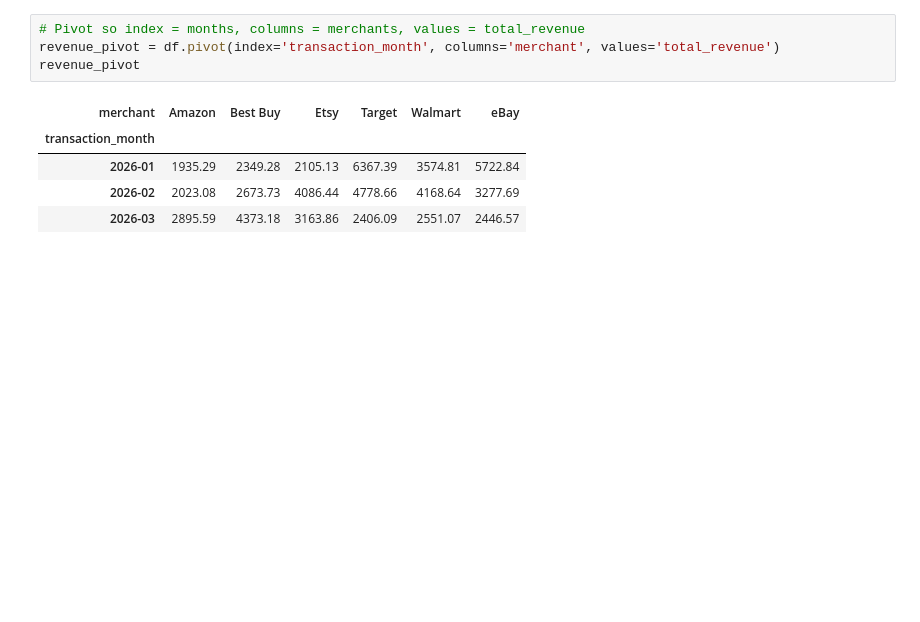
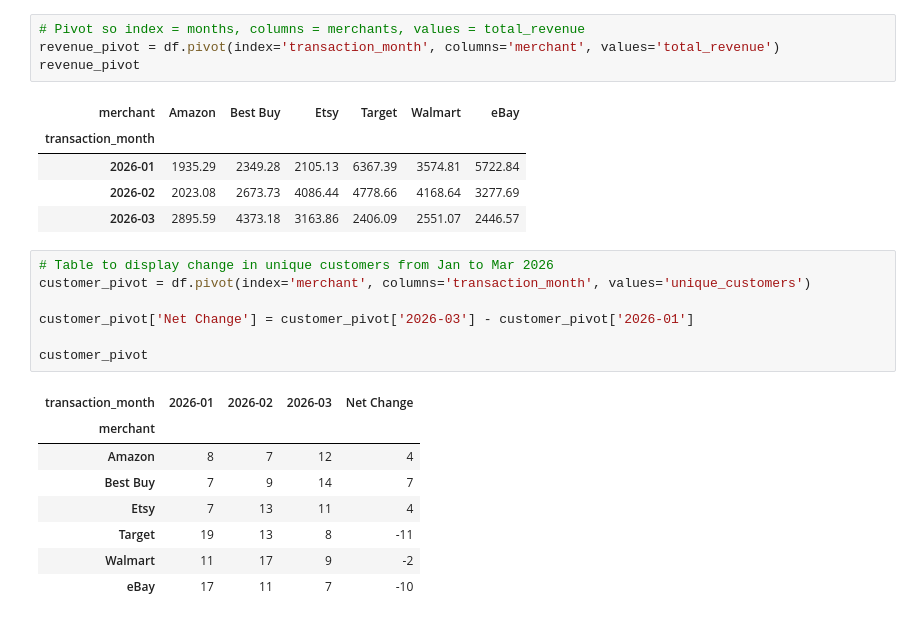
Before and after one commit to etannor21/EComm-Mock-Data-Project, a Jupyter notebook: MockDataJournal.ipynb, the cells around one changed output. Cells and saved outputs as stored; diff of their text form; blank space fills up the shorter version.

```diff
--- a/MockDataJournal.ipynb
+++ b/MockDataJournal.ipynb
@@ -27,4 +28,20 @@ revenue_pivot
 | 2026-01 | 1935.29 | 2349.28 | 2105.13 | 6367.39 | 3574.81 | 5722.84 |
 | 2026-02 | 2023.08 | 2673.73 | 4086.44 | 4778.66 | 4168.64 | 3277.69 |
 | 2026-03 | 2895.59 | 4373.18 | 3163.86 | 2406.09 | 2551.07 | 2446.57 |
+# %%
+# Table to display change in unique customers from Jan to Mar 2026
+customer_pivot = df.pivot(index='merchant', columns='transaction_month', values='unique_customers')
+
+customer_pivot['Net Change'] = customer_pivot['2026-03'] - customer_pivot['2026-01']
+
+customer_pivot
+# %% [output]
+| transaction_month | 2026-01 | 2026-02 | 2026-03 | Net Change |
+| merchant |  |  |  |  |
+| Amazon | 8 | 7 | 12 | 4 |
+| Best Buy | 7 | 9 | 14 | 7 |
+| Etsy | 7 | 13 | 11 | 4 |
+| Target | 19 | 13 | 8 | -11 |
+| Walmart | 11 | 17 | 9 | -2 |
+| eBay | 17 | 11 | 7 | -10 |
 # %%
```
Also changed, not shown: parts of 4 cells of this notebook.
